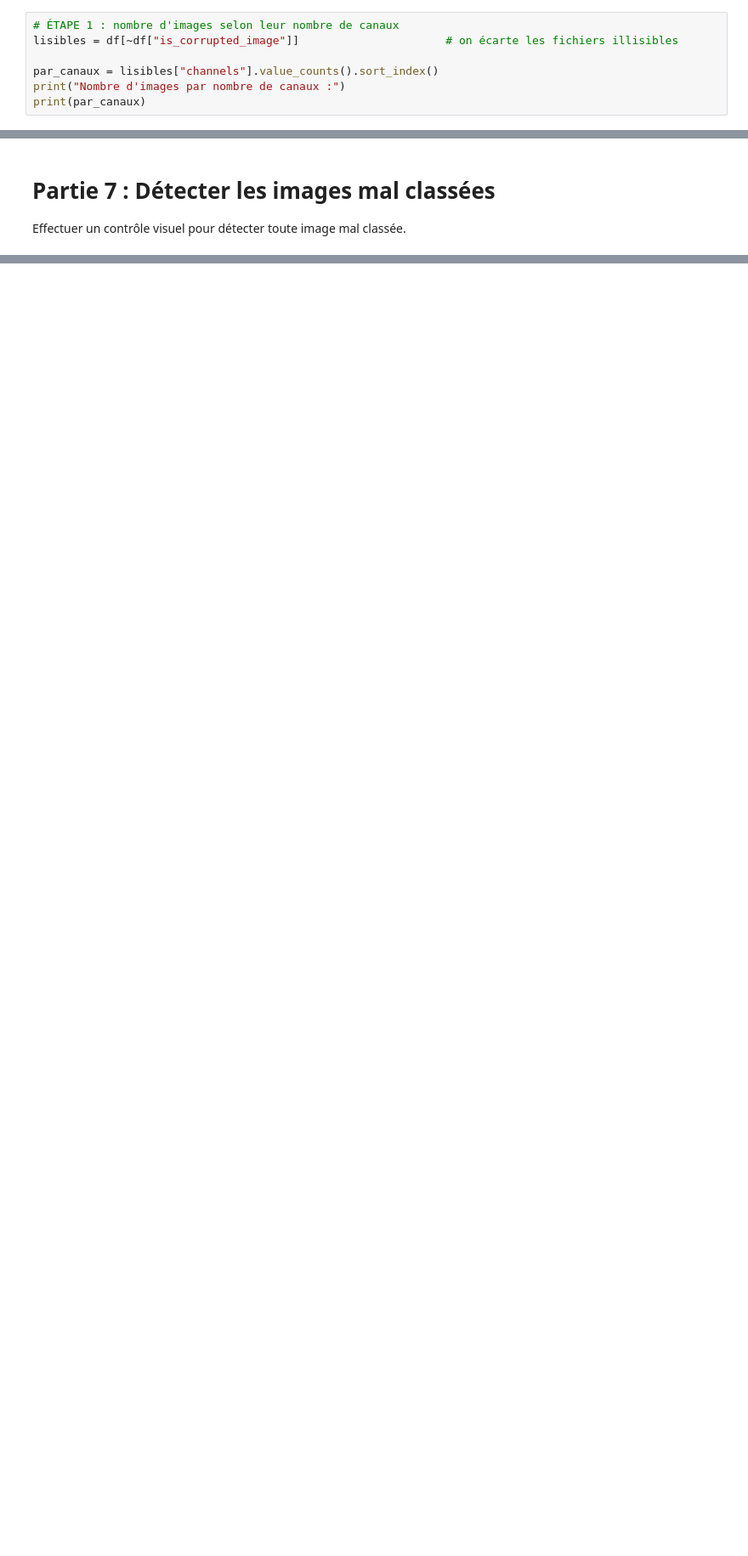
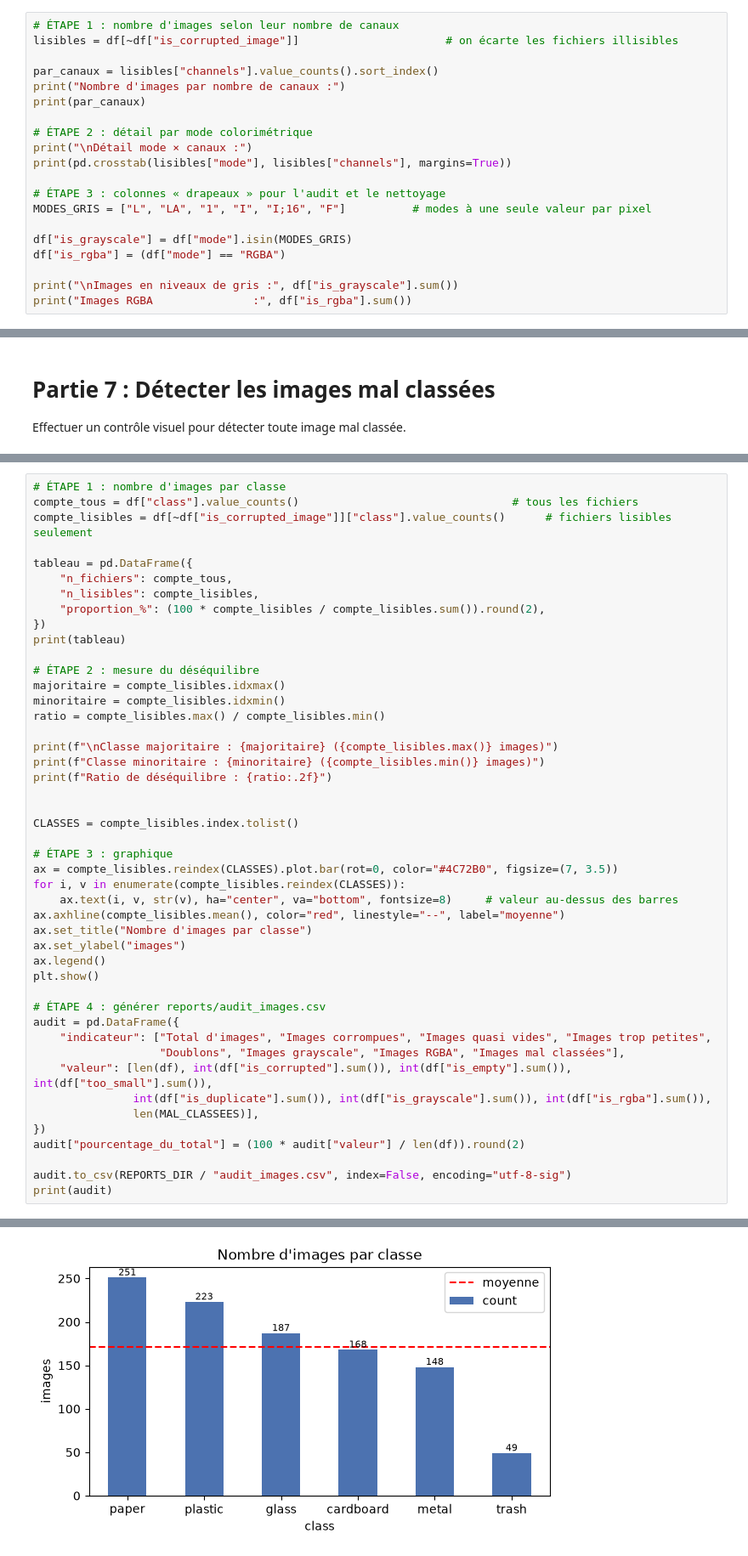
Before and after one commit to Damstat/atelier_prepa_donnees_images, a Jupyter notebook: notebooks/atelier_prepa_donnees_images.ipynb, the cells around one changed output, grey strips where cells are left out. Shown at 85% size. Saved outputs shown, nothing was run; the diff lists cells and outputs as text; blank space fills up the shorter version.

Commit message:
P8: Analyse de la repartition des images par classe

```diff
--- a/notebooks/atelier_prepa_donnees_images.ipynb
+++ b/notebooks/atelier_prepa_donnees_images.ipynb
@@ -329,6 +329,19 @@ lisibles = df[~df["is_corrupted_image"]]                      # on écarte les f
 par_canaux = lisibles["channels"].value_counts().sort_index()
 print("Nombre d'images par nombre de canaux :")
 print(par_canaux)
+
+# ÉTAPE 2 : détail par mode colorimétrique
+print("\nDétail mode × canaux :")
+print(pd.crosstab(lisibles["mode"], lisibles["channels"], margins=True))
+
+# ÉTAPE 3 : colonnes « drapeaux » pour l'audit et le nettoyage
+MODES_GRIS = ["L", "LA", "1", "I", "I;16", "F"]          # modes à une seule valeur par pixel
+
+df["is_grayscale"] = df["mode"].isin(MODES_GRIS)
+df["is_rgba"] = (df["mode"] == "RGBA")
+
+print("\nImages en niveaux de gris :", df["is_grayscale"].sum())
+print("Images RGBA               :", df["is_rgba"].sum())
 # %% [output]
 Nombre d'images par nombre de canaux :
 channels
@@ -450,0 +476,47 @@ MAL_CLASSEES = {
+# %%
+# ÉTAPE 1 : nombre d'images par classe
+compte_tous = df["class"].value_counts()                                # tous les fichiers
+compte_lisibles = df[~df["is_corrupted_image"]]["class"].value_counts()      # fichiers lisibles seulement
+
+tableau = pd.DataFrame({
+    "n_fichiers": compte_tous,
+    "n_lisibles": compte_lisibles,
+    "proportion_%": (100 * compte_lisibles / compte_lisibles.sum()).round(2),
+})
+print(tableau)
+
+# ÉTAPE 2 : mesure du déséquilibre
+majoritaire = compte_lisibles.idxmax()
+minoritaire = compte_lisibles.idxmin()
+ratio = compte_lisibles.max() / compte_lisibles.min()
+
+print(f"\nClasse majoritaire : {majoritaire} ({compte_lisibles.max()} images)")
+print(f"Classe minoritaire : {minoritaire} ({compte_lisibles.min()} images)")
+print(f"Ratio de déséquilibre : {ratio:.2f}")
+
+
+CLASSES = compte_lisibles.index.tolist()
+
+# ÉTAPE 3 : graphique
+ax = compte_lisibles.reindex(CLASSES).plot.bar(rot=0, color="#4C72B0", figsize=(7, 3.5))
+for i, v in enumerate(compte_lisibles.reindex(CLASSES)):
+    ax.text(i, v, str(v), ha="center", va="bottom", fontsize=8)     # valeur au-dessus des barres
+ax.axhline(compte_lisibles.mean(), color="red", linestyle="--", label="moyenne")
+ax.set_title("Nombre d'images par classe")
+ax.set_ylabel("images")
+ax.legend()
+plt.show()
+
+# ÉTAPE 4 : générer reports/audit_images.csv
+audit = pd.DataFrame({
+    "indicateur": ["Total d'images", "Images corrompues", "Images quasi vides", "Images trop petites",
+                   "Doublons", "Images grayscale", "Images RGBA", "Images mal classées"],
+    "valeur": [len(df), int(df["is_corrupted"].sum()), int(df["is_empty"].sum()), int(df["too_small"].sum()),
+               int(df["is_duplicate"].sum()), int(df["is_grayscale"].sum()), int(df["is_rgba"].sum()),
+               len(MAL_CLASSEES)],
+})
+audit["pourcentage_du_total"] = (100 * audit["valeur"] / len(df)).round(2)
+
+audit.to_csv(REPORTS_DIR / "audit_images.csv", index=False, encoding="utf-8-sig")
+print(audit)
+# %% [output]
@@ -450,0 +535 @@ MAL_CLASSEES = {
+[figure, added]
```
Also changed, not shown: parts of 5 cells of this notebook, 2 other files.
